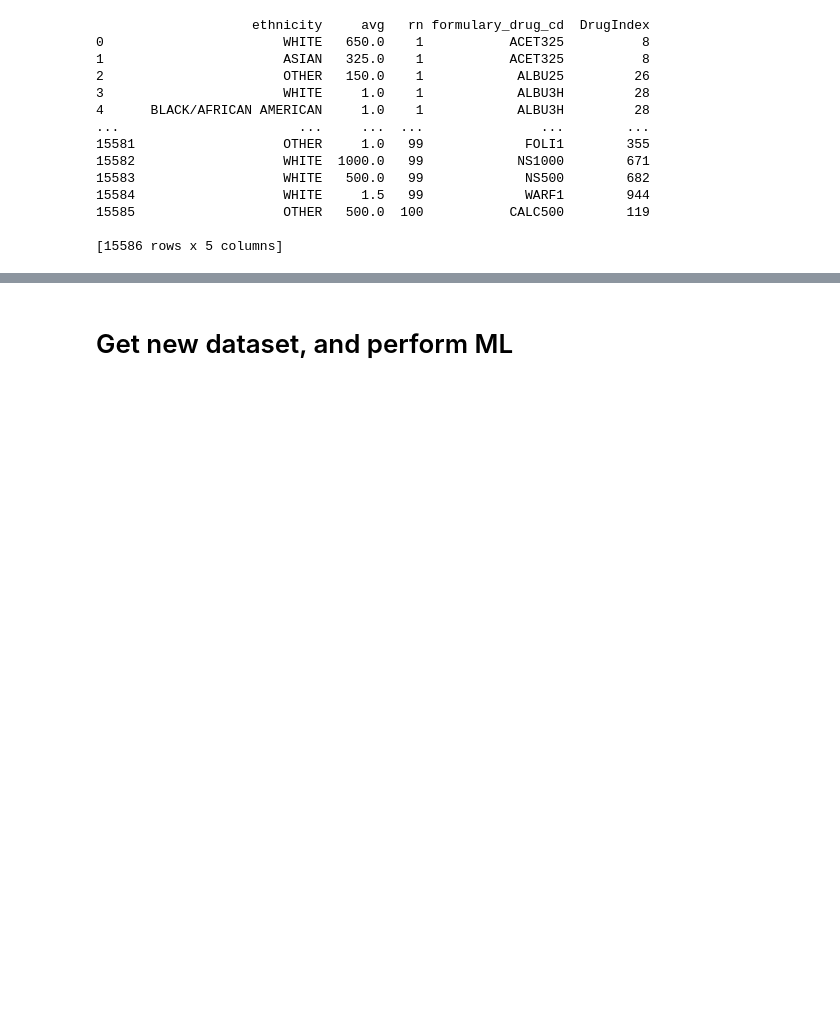
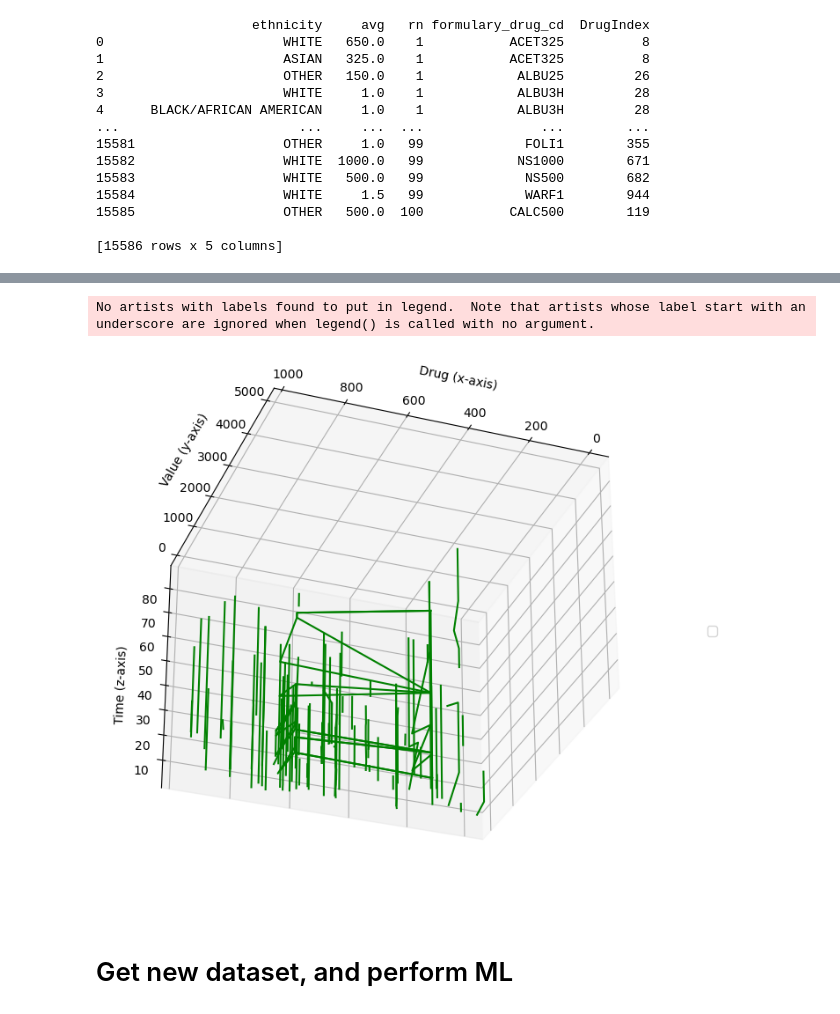
Before and after one commit to Thire399/CAS_764_Project, a Jupyter notebook: ETL_SQL_Server.ipynb, the cells around one changed output, grey strips where cells are left out. Saved outputs shown, nothing was run; the diff lists cells and outputs as text; code cells hidden in the pictures; blank space fills up the shorter version.

```diff
--- a/ETL_SQL_Server.ipynb
+++ b/ETL_SQL_Server.ipynb
@@ -368,3 +383,64 @@ plt.show()
+# %%
+import matplotlib.pyplot as plt
+from mpl_toolkits.mplot3d import Axes3D
+import numpy as np
+import matplotlib.pyplot as plt
+from mpl_toolkits.mplot3d import axes3d
+#%matplotlib ipympl
+
+# Create a 3D plot
+fig = plt.figure(figsize = (20, 8) )
+ax = fig.add_subplot(111, projection='3d')
+temp = 0
+
+idk = ['twilight_shifted', 'twilight_shifted_r']
+
+
+# Plot the 3D time series data for each patient
+
+for ethnicity, ethnicity_df in ethnicity_dict.items():
+    a = ethnicity_df['formulary_drug_cd'].unique()
+    #print(b)
+    #print(ethnicity_df['formulary_drug_cd'].isin(a[0]))
+    if ethnicity == 'ASIAN':
+        index = 0
+        for i in range(len(a)):
+            b = ethnicity_df.loc[ethnicity_df['formulary_drug_cd'].str.contains(f'{a[index]}')]
+            x = b['DrugIndex']
+            y = b['avg']
+            #z = ethnicity_df['rn']
+            z = b['rn']
+
+            # Plot the 3D time series for each patient
+            ax.plot(x,y,z, 'g')
+            # surf = ax.plot_surface(x, y, z, label=f'Ethnicity: {ethnicity}', cmap = idk[temp])
+            # surf._facecolors2d = surf._facecolor3d
+            # surf._edgecolors2d = surf._edgecolor3d
+            #ax.plot(x, y, z, label=f'Ethnicity: {ethnicity}')
+            #if temp == 2:
+            #ax.set_xticks(np.arange(len(ethnicity_df['formulary_drug_cd'])))
+            #ax.set_xticklabels(a[i], rotation = 60)
+            index += 1
+
+
+
+
+# Set labels
+ax.set_xlabel('Drug (x-axis)')
+ax.set_ylabel('Value (y-axis)')
+ax.set_zlabel('Time (z-axis)')
+#ax.set_xticklabels[df[]]
+
+# Add a legend
+legend = ax.legend(loc='center left', bbox_to_anchor=(1.1, 0.5))
+#cax = fig.add_axes([0.27, 1, 0.5, 0.05])
+#fig.colorbar(surf, cax=cax, orientation='horizontal')
+ax.view_init(-30, 70)
+# Show the plot
+plt.show()
+# %% [output]
+No artists with labels found to put in legend.  Note that artists whose label start with an underscore are ignored when legend() is called with no argument.
+[figure, added]
 # %% [markdown]
 # Get new dataset, and perform ML
 # %% [markdown]
```
Also changed, not shown: parts of 6 cells of this notebook.
